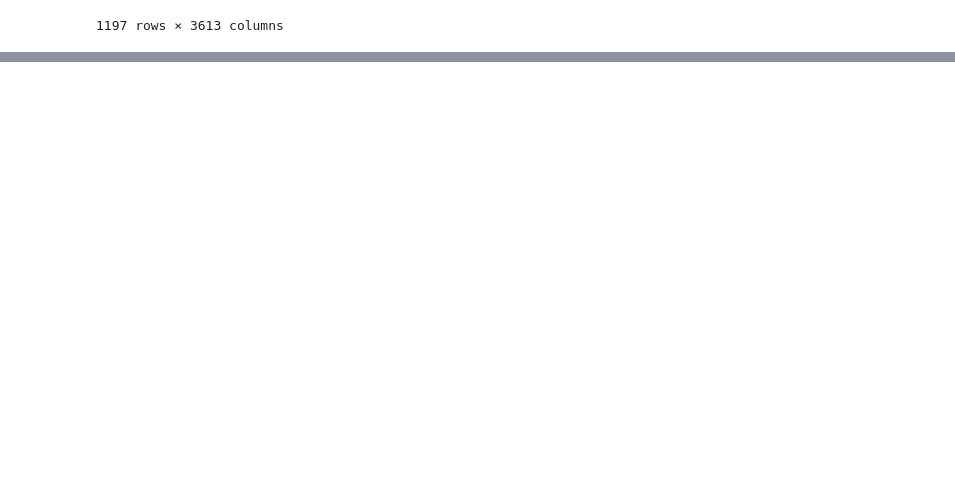
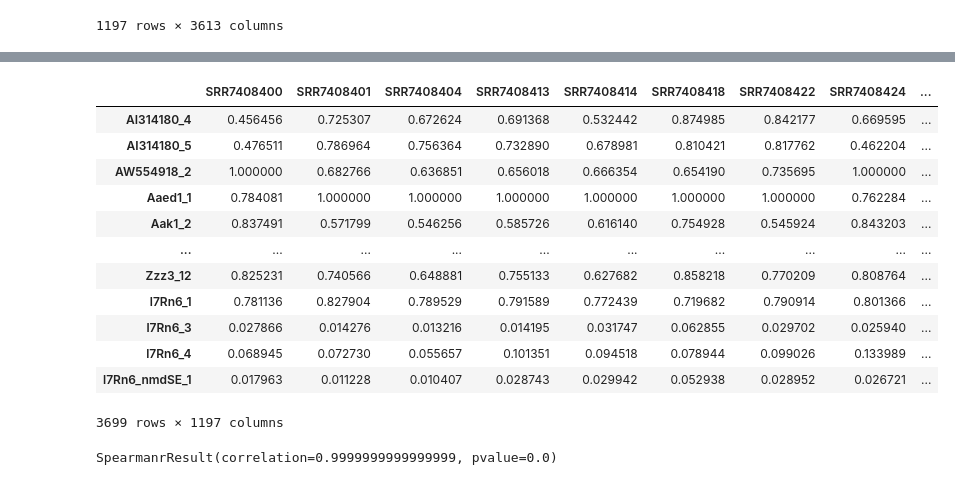
Before and after one commit to lareaulab/psix, a Jupyter notebook: psix/Untitled.ipynb, the cells around one changed output, grey strips where cells are left out. Saved outputs shown, nothing was run; the diff lists cells and outputs as text; code cells hidden in the pictures; blank space fills up the shorter version.

```diff
--- a/psix/Untitled.ipynb
+++ b/psix/Untitled.ipynb
@@ -382,0 +715,23 @@ False
+# %%
+smooth_psi = get_background(psix_object.adata.uns['psi'], psix_object.adata.obsm['latent'],# ['Mapt_1', 'Cadm1_10'])
+                            psix_object.adata.uns['psi'].columns)
+# %%
+smooth_psi#.loc['Mapt_1']
+# %% [output]
+|  | SRR7408400 | SRR7408401 | SRR7408404 | SRR7408413 | SRR7408414 | SRR7408418 | SRR7408422 | SRR7408424 | ... |
+| AI314180_4 | 0.456456 | 0.725307 | 0.672624 | 0.691368 | 0.532442 | 0.874985 | 0.842177 | 0.669595 | ... |
+| AI314180_5 | 0.476511 | 0.786964 | 0.756364 | 0.732890 | 0.678981 | 0.810421 | 0.817762 | 0.462204 | ... |
+| AW554918_2 | 1.000000 | 0.682766 | 0.636851 | 0.656018 | 0.666354 | 0.654190 | 0.735695 | 1.000000 | ... |
+| Aaed1_1 | 0.784081 | 1.000000 | 1.000000 | 1.000000 | 1.000000 | 1.000000 | 1.000000 | 0.762284 | ... |
+| Aak1_2 | 0.837491 | 0.571799 | 0.546256 | 0.585726 | 0.616140 | 0.754928 | 0.545924 | 0.843203 | ... |
+| ... | ... | ... | ... | ... | ... | ... | ... | ... | ... |
+| Zzz3_12 | 0.825231 | 0.740566 | 0.648881 | 0.755133 | 0.627682 | 0.858218 | 0.770209 | 0.808764 | ... |
+| l7Rn6_1 | 0.781136 | 0.827904 | 0.789529 | 0.791589 | 0.772439 | 0.719682 | 0.790914 | 0.801366 | ... |
+| l7Rn6_3 | 0.027866 | 0.014276 | 0.013216 | 0.014195 | 0.031747 | 0.062855 | 0.029702 | 0.025940 | ... |
+| l7Rn6_4 | 0.068945 | 0.072730 | 0.055657 | 0.101351 | 0.094518 | 0.078944 | 0.099026 | 0.133989 | ... |
+| l7Rn6_nmdSE_1 | 0.017963 | 0.011228 | 0.010407 | 0.028743 | 0.029942 | 0.052938 | 0.028952 | 0.026721 | ... |
+3699 rows × 1197 columns
+# %%
+spearmanr(bg.loc['Mapt_1'], smooth_psi.loc['Mapt_1'])
+# %% [output]
+SpearmanrResult(correlation=0.9999999999999999, pvalue=0.0)
```
Also changed, not shown: parts of 68 cells of this notebook, 3 other files.
